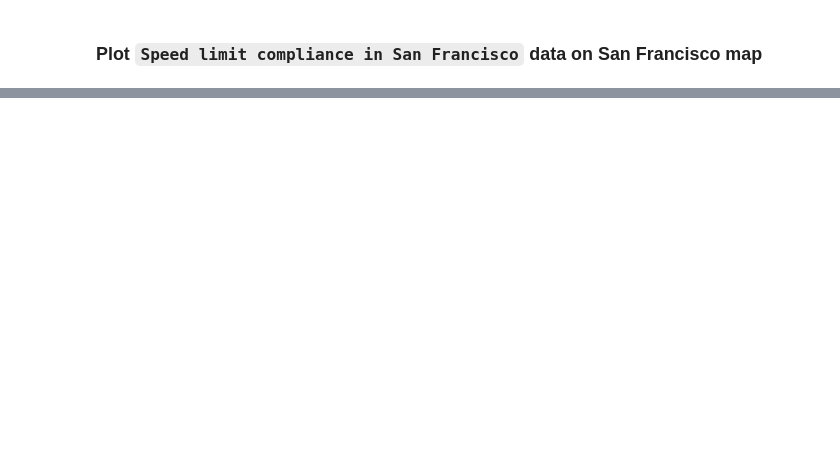
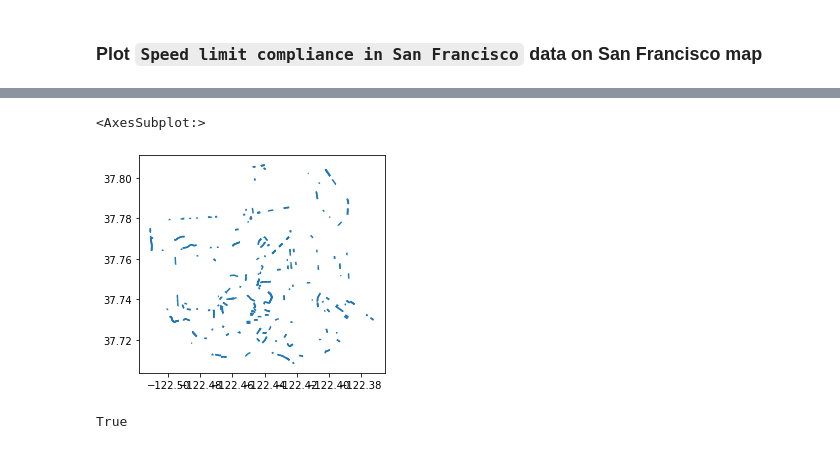
Before and after one commit to YgLK/data_engineering, a Jupyter notebook: map_integration.ipynb, the cells around one changed output, grey strips where cells are left out. Cells and saved outputs as stored; diff of their text form; code cells hidden in the pictures; blank space fills up the shorter version.

```diff
--- a/map_integration.ipynb
+++ b/map_integration.ipynb
@@ -229,0 +337,10 @@ plt.tight_layout()
+# %%
+# where upper_name and STREETNAME columns corresponds to each other
+is_streetname_equal_upper_name = []
+
+for idx, row in without_nan.iterrows():
+    print(idx, row['STREETNAME'])
+    is_streetname_equal_upper_name.append(row['STREETNAME'].split(' ')[0] in row['upper_name'])
+
+same_street_name = without_nan[is_streetname_equal_upper_name]
+same_street_name
@@ -229,0 +361,5 @@ plt.tight_layout()
+# %%
+same_street_name.plot()
+# %% [output]
+<AxesSubplot:>
+[figure, added]
@@ -229,0 +369,5 @@ plt.tight_layout()
+# %%
+check_if_contains = lambda x: any(map(x.__contains__, names))
+check_if_contains('WOOD')
+# %% [output]
+True
```
Also changed, not shown: parts of 21 cells of this notebook.
